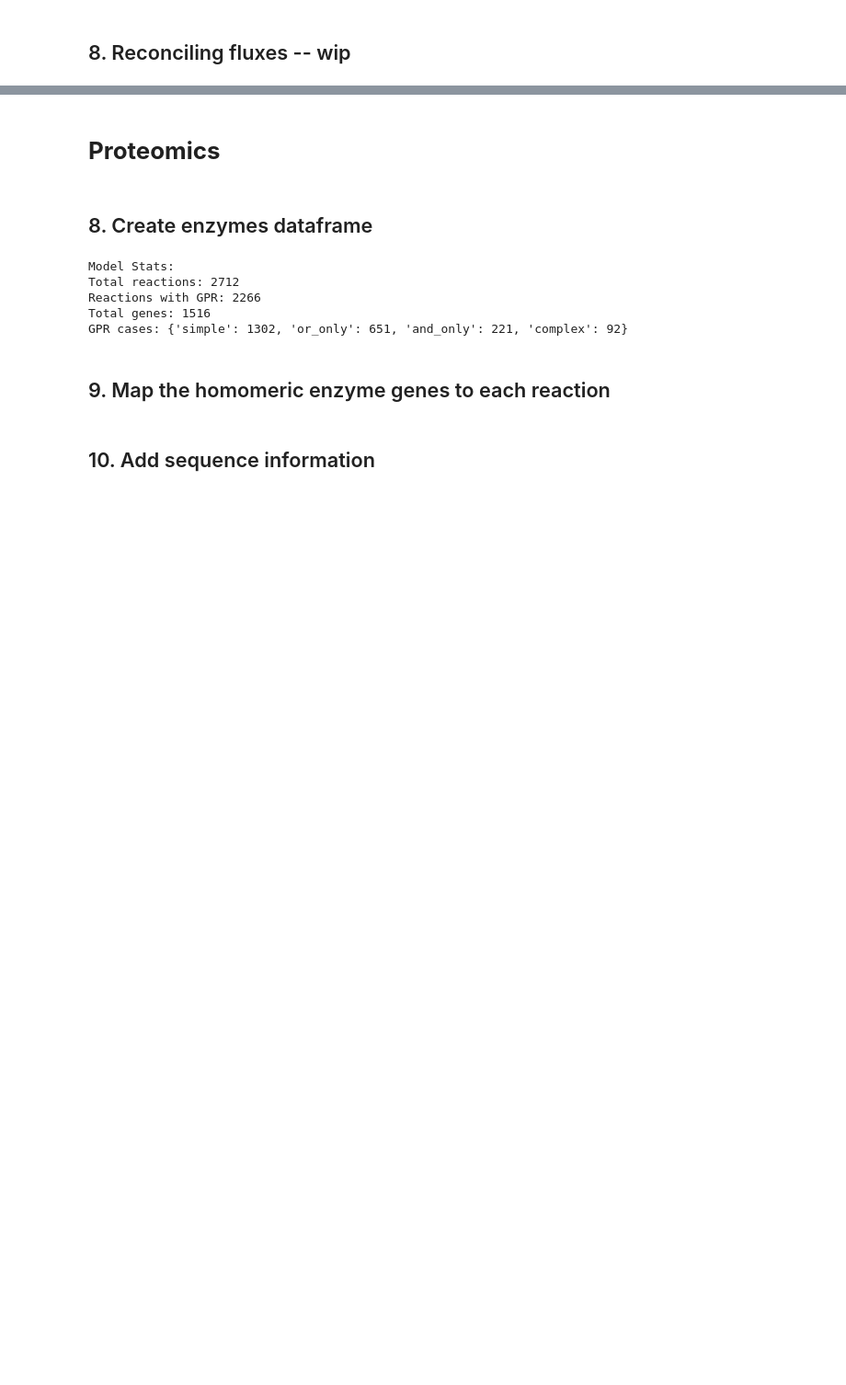
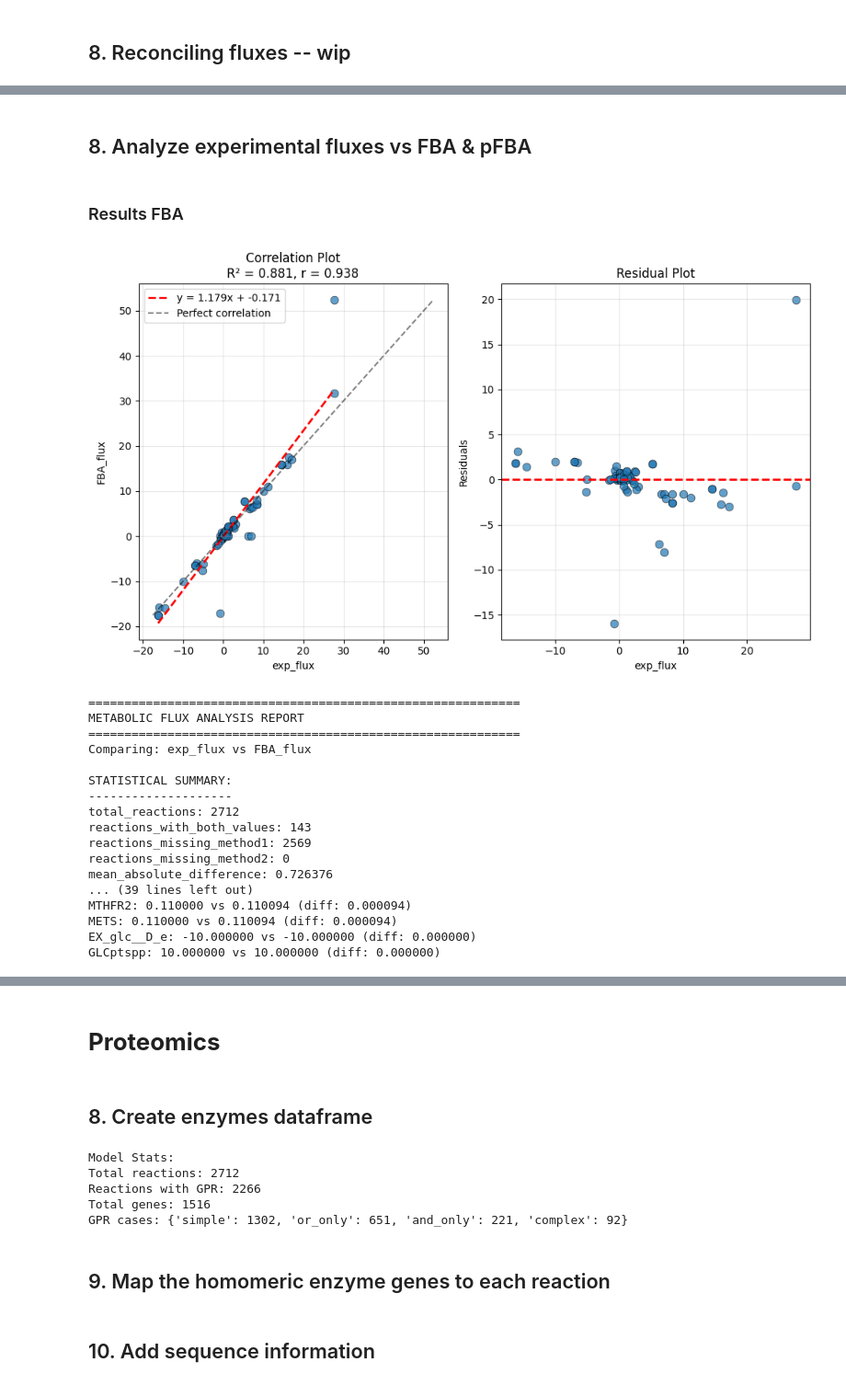
Before and after one commit to lyach/BactoCat, a Jupyter notebook: experiments/ECOMICS_fluxomics.ipynb, the cells around one changed output, grey strips where cells are left out. Shown at 92% size. Drawn from its saved outputs; the diff is of its cells as text; code cells hidden in the pictures; blank space fills up the shorter version.

```diff
--- a/experiments/ECOMICS_fluxomics.ipynb
+++ b/experiments/ECOMICS_fluxomics.ipynb
@@ -445,6 +442,7 @@ from scripts.ECOMICS_analysis import create_fluxomics_dataframe
 condition_string = 'W3110_MD121_M9+Glu_none'
 exp_fluxes_path = os.path.join(ecomics_processed_dir, f"fluxomics_{condition_string}.csv")
 
-fba_df, pFBA_df, fluxomics_df = create_fluxomics_dataframe(exp_fluxes_path, modified_model)
+fba_exp_df = create_fluxomics_dataframe('FBA', exp_fluxes_path, modified_model)
+pfba_exp_df = create_fluxomics_dataframe('pFBA', exp_fluxes_path, modified_model)
 # %% [output]
 FBA status: optimal
@@ -472,0 +474,5 @@ fluxomics_df['exp_flux'] = fluxomics_df['exp_flux'] / 10
+# %%
+from scripts.ECOMICS_analysis import correct_reversible_reactions
+
+fba_exp_df = correct_reversible_reactions(fba_exp_df, 'FBA_flux')
+pfba_exp_df = correct_reversible_reactions(pfba_exp_df, 'pFBA_flux')
@@ -472,0 +485,33 @@ fluxomics_df['exp_flux'] = fluxomics_df['exp_flux'] / 10
+# %% [markdown]
+## 8. Analyze experimental fluxes vs FBA & pFBA
+# %% [markdown]
+### Results FBA
+# %%
+from scripts.flux_analysis_module import FluxAnalyzer
+
+analyzer = FluxAnalyzer(fba_exp_df, 'exp_flux', 'FBA_flux', 'rxn_id')
+analyzer.correlation_analysis()
+analyzer.generate_report()
+
+# Get outliers analysis including the sorted dataframe
+results_analyzer = analyzer.identify_outliers(top_n=20, method='absolute')
+sorted_df_FBA = results_analyzer['sorted_df']
+# %% [output]
+[figure, added]
+============================================================
+METABOLIC FLUX ANALYSIS REPORT
+============================================================
+Comparing: exp_flux vs FBA_flux
+
+STATISTICAL SUMMARY:
+--------------------
+total_reactions: 2712
+reactions_with_both_values: 143
+reactions_missing_method1: 2569
+reactions_missing_method2: 0
+mean_absolute_difference: 0.726376
+... (39 lines left out)
+MTHFR2: 0.110000 vs 0.110094 (diff: 0.000094)
+METS: 0.110000 vs 0.110094 (diff: 0.000094)
+EX_glc__D_e: -10.000000 vs -10.000000 (diff: 0.000000)
+GLCptspp: 10.000000 vs 10.000000 (diff: 0.000000)
```
Also changed, not shown: parts of 26 cells of this notebook, 14 other files.
